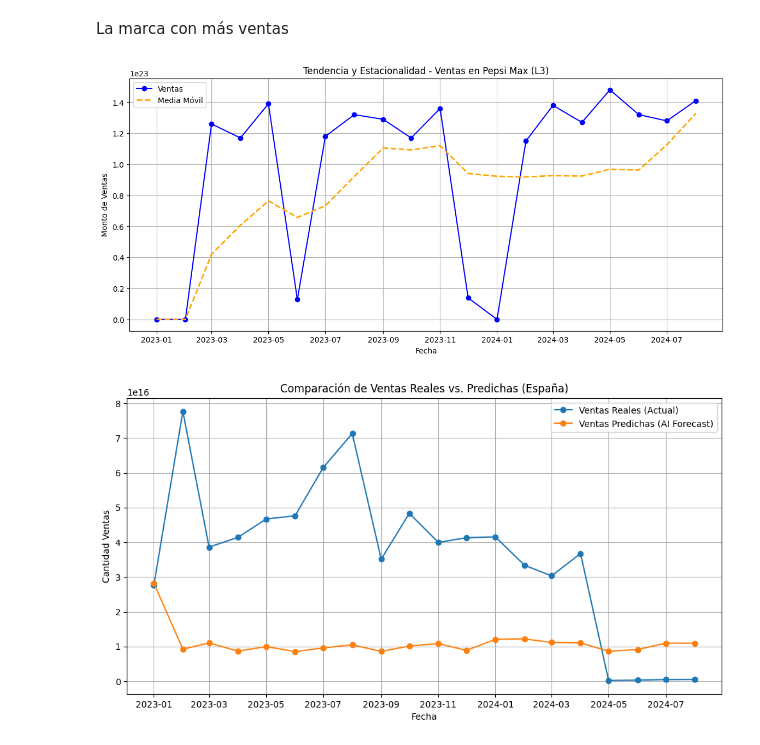
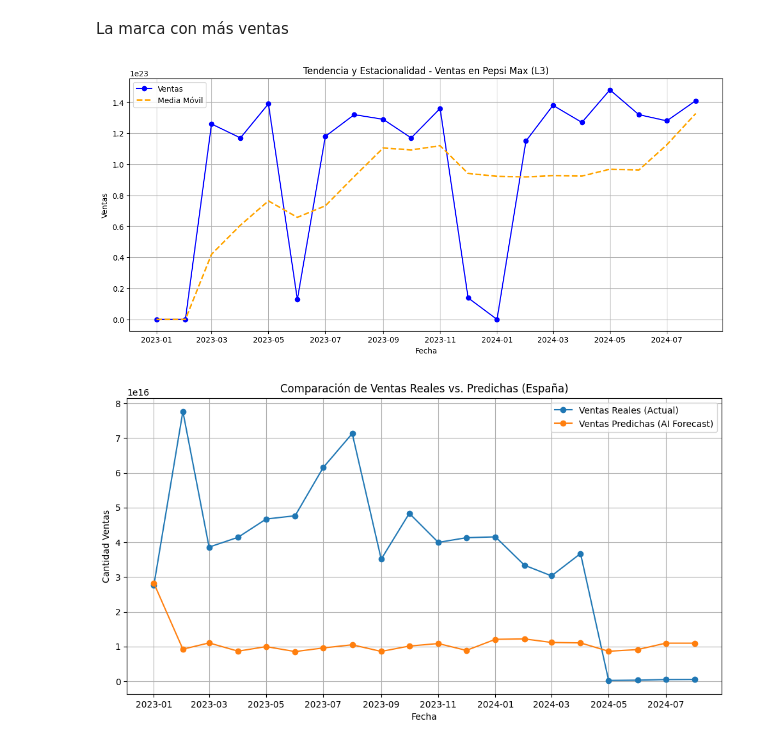
Before and after one commit to carlalopezz/UFV-visualizacion, a Jupyter notebook: Ejercicios_clase/P1_VD_LopezUtrilla_Carla.ipynb, the cells around one changed output. Drawn from its saved outputs; the diff is of its cells as text; code cells hidden in the pictures.

```diff
--- a/Ejercicios_clase/P1_VD_LopezUtrilla_Carla.ipynb
+++ b/Ejercicios_clase/P1_VD_LopezUtrilla_Carla.ipynb
@@ -266,35 +267,35 @@ La marca con más ventas
 # %%
 # Encontrar la submarca con más ventas usando el índice del valor máximo
 subbrand_max_sales = sales_by_brand.loc[sales_by_brand['AMOUNT'].idxmax(), 'SUBBRAND']
 
 # Filtrar los datos para la submarca con más ventas
 data_max_sales_subbrand = data_actuals[data_actuals['SUBBRAND'] == subbrand_max_sales]
 
 # Ordenar los datos de la submarca con más ventas por fecha
 data_max_sales_subbrand = data_max_sales_subbrand.sort_values(by='DATE')
 
 # Filtrar los datos para el análisis de tendencia y estacionalidad
 ventas_subbrand = data_max_sales_subbrand.groupby(['DATE'])['AMOUNT'].sum()
 
 # Calcular la media móvil (puedes ajustar el periodo según sea necesario)
 ventas_subbrand_media_movil = ventas_subbrand.rolling(window=7, min_periods=1).mean()
 
 # Función para trazar la tendencia y estacionalidad
 def plot_trend_seasonality(ventas, media_movil, titulo):
     plt.figure(figsize=(14, 6))
     plt.plot(ventas, marker='o', linestyle='-', label='Ventas', color='blue')
     plt.plot(media_movil, marker='', linestyle='--', label='Media Móvil', color='orange', linewidth=2)
     plt.title(titulo)
     plt.xlabel('Fecha')
-    plt.ylabel('Monto de Ventas')
+    plt.ylabel('Ventas')
     plt.grid(True)
     plt.legend()
     plt.show()
 
 # Graficar los resultados
 plot_trend_seasonality(ventas_subbrand, ventas_subbrand_media_movil, f'Tendencia y Estacionalidad - Ventas en {subbrand_max_sales}')
 # %% [output]
-[figure, old version]
+[figure, new version]
 # %%
 import pandas as pd
 
```
Also changed, not shown: parts of 3 cells of this notebook.
